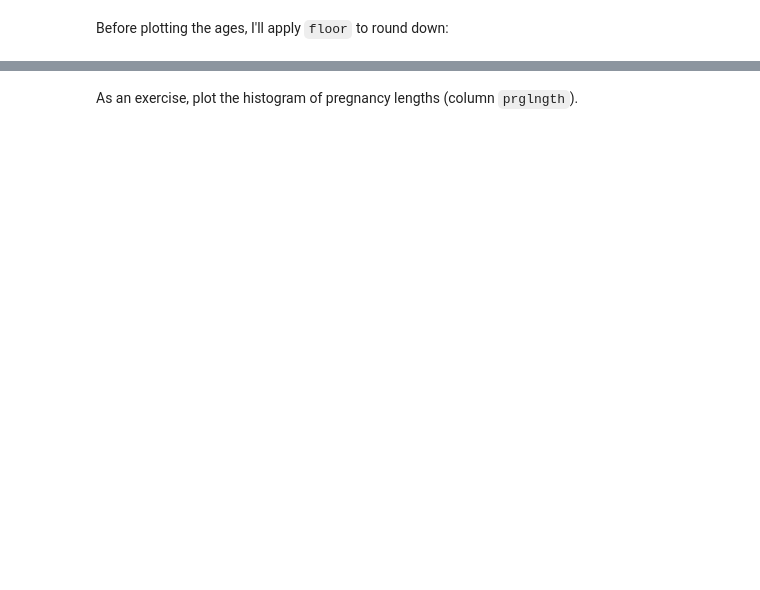
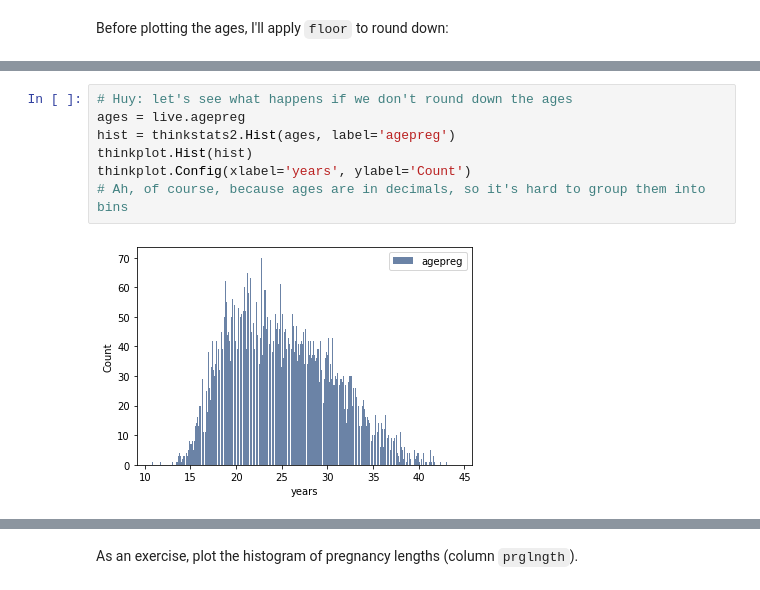
Before and after one commit to huyptruong/ThinkStats2, a Jupyter notebook: code/chap02ex.ipynb, the cells around one changed output, grey strips where cells are left out. Saved outputs shown, nothing was run; the diff lists cells and outputs as text; blank space fills up the shorter version.

```diff
--- a/code/chap02ex.ipynb
+++ b/code/chap02ex.ipynb
@@ -128,0 +172,9 @@ thinkplot.Config(xlabel='years', ylabel='Count')
+# %%
+# Huy: let's see what happens if we don't round down the ages
+ages = live.agepreg
+hist = thinkstats2.Hist(ages, label='agepreg')
+thinkplot.Hist(hist)
+thinkplot.Config(xlabel='years', ylabel='Count')
+# Ah, of course, because ages are in decimals, so it's hard to group them into bins
+# %% [output]
+[figure, added]
```
Also changed, not shown: parts of 26 cells of this notebook, 3 other files.
